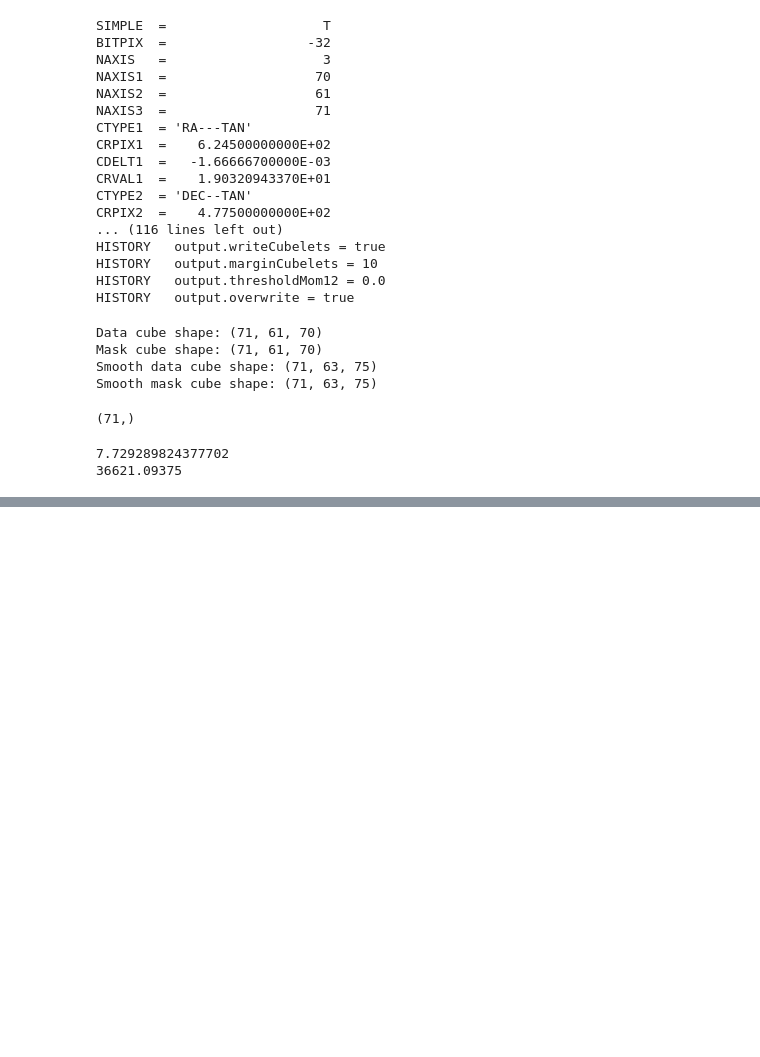
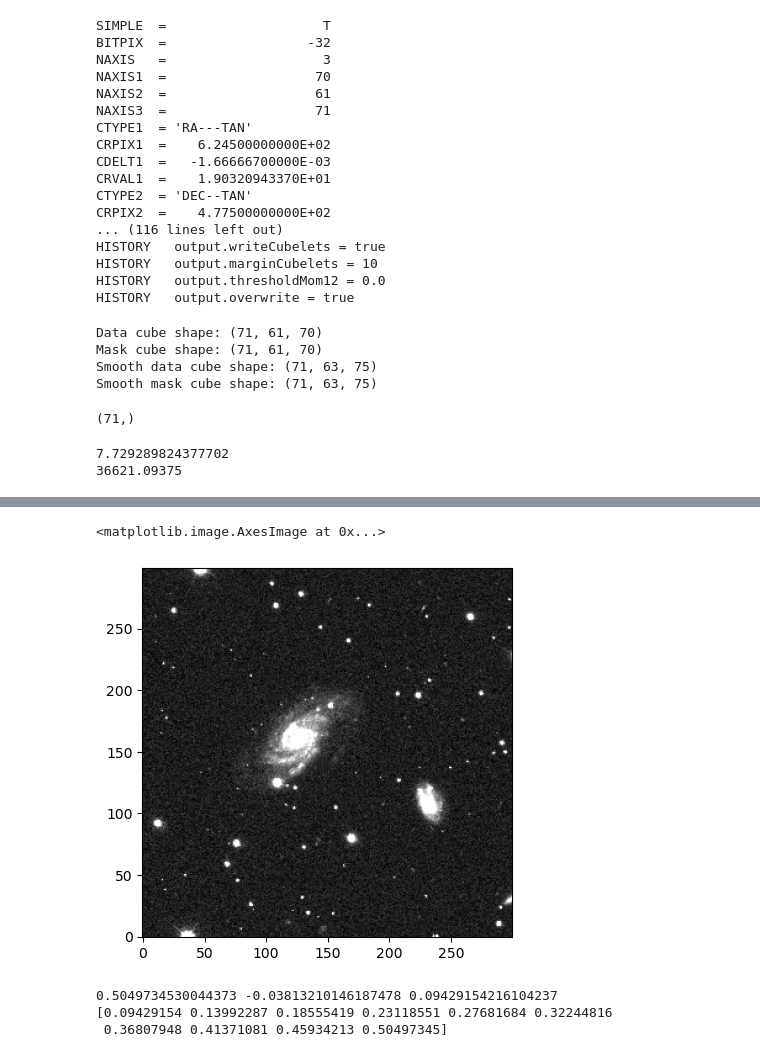
Before and after one commit to AnyelTars/Galaxies-Dynamics-WSRT, a Jupyter notebook: S0121+3848/Galaxy-preview.ipynb, the cells around one changed output, grey strips where cells are left out. Saved outputs shown, nothing was run; the diff lists cells and outputs as text; code cells hidden in the pictures; blank space fills up the shorter version.

```diff
--- a/S0121+3848/Galaxy-preview.ipynb
+++ b/S0121+3848/Galaxy-preview.ipynb
@@ -94,0 +99,8 @@ plt.show()
+# %%
+data_optical = fits.getdata(directory + "S0116-4114-sdssg-optical.fits")
+header_optical = fits.getheader(directory + "S0116-4114-sdssg-optical.fits")
+# %%
+plt.imshow(data_optical, cmap='gray', origin='lower', vmin=np.percentile(data_optical, 1), vmax=np.percentile(data_optical, 99))
+# %% [output]
+<matplotlib.image.AxesImage at 0x...>
+[figure, added]
@@ -94,0 +116,7 @@ plt.show()
+# %%
+print(np.nanmax(hi_reprojected), np.nanmin(hi_reprojected), rms_mom0)
+print(hi_levels)
+# %% [output]
+0.5049734530044373 -0.03813210146187478 0.09429154216104237
+[0.09429154 0.13992287 0.18555419 0.23118551 0.27681684 0.32244816
+ 0.36807948 0.41371081 0.45934213 0.50497345]
```
Also changed, not shown: parts of 16 cells of this notebook.
